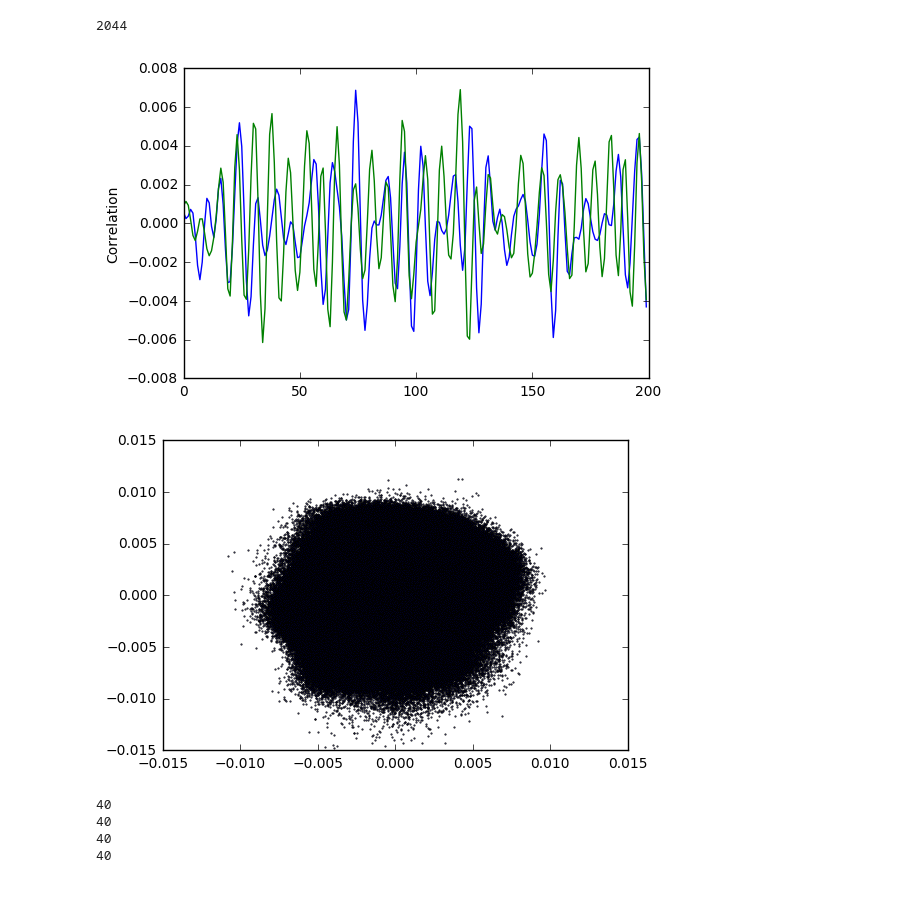
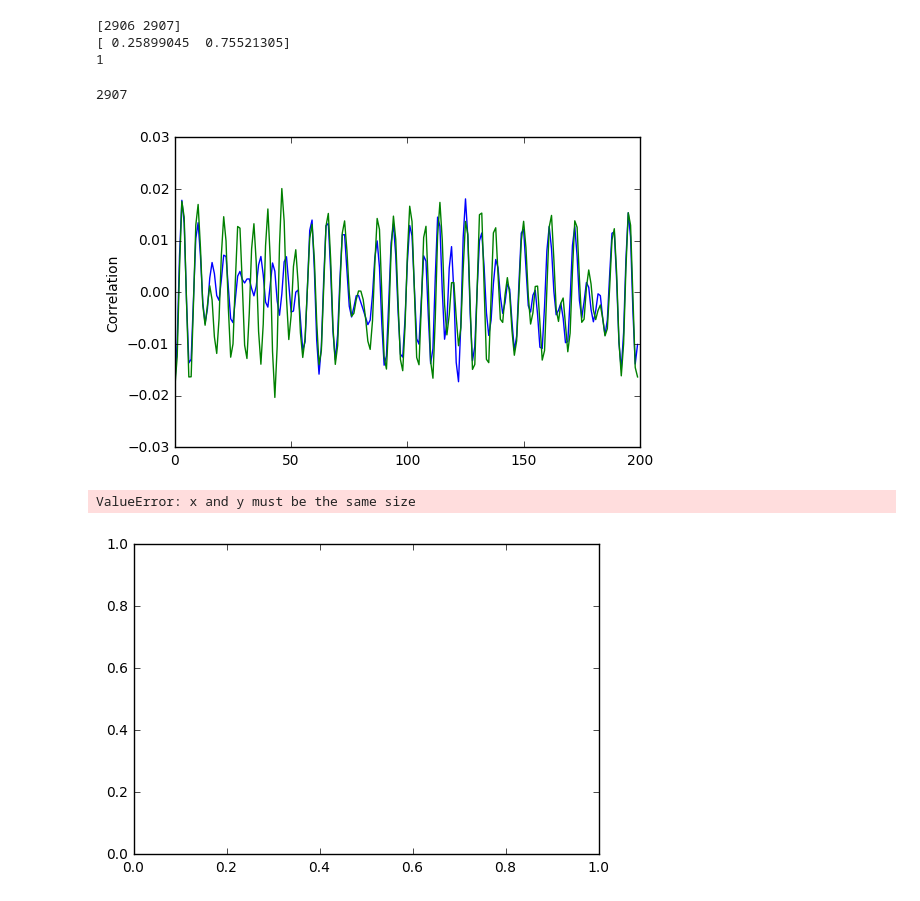
Before and after one commit to abhisheietk/correlate, a Jupyter notebook: Untitled5.ipynb, the cells around one changed output. Drawn from its saved outputs; the diff is of its cells as text; code cells hidden in the pictures.

```diff
--- a/Untitled5.ipynb
+++ b/Untitled5.ipynb
@@ -183,19 +187,0 @@ plt.show()'''
-# %%
-x = filterDC(a) #[0:100000]
-y = filterDC(b)
-thld = [0.09, 0.06, 0.035, 0.001, 0.001, 0.001, 0.001]
-
-windowsize0 = 2*100
-block = np.array(range(0, 4), dtype=np.int)
-sweep = np.array(range(len(a)-windowsize0), dtype=np.int)
-corr = []
-i = 0
-for i in range(4):
-    #print(len(sweep))
-    windowsize = windowsize0*(2**i)
-    #print('windowsize :', windowsize)
-    #print(windowsize, block, sweep)
-    corr = correlate(a, b, windowsize, block, sweep)
-    thld = max(corr)*60/100
-    #print(thld)
-    sweep = filter_interest(corr, sweep, thld)
@@ -207,14 +201,23 @@ for i in range(4):
+# %%
+print (sweep)
+print (corr)
+print(np.argmax(corr))
+# %% [output]
+[2906 2907]
+[ 0.25899045  0.75521305]
+1
 # %%
 syncPoint = sweep[np.argmax(corr)]
 print(syncPoint)
-plt.plot(a[:200])
-plt.plot(b[syncPoint:200+syncPoint])
+plt.plot(x[:200])
+plt.plot(y[syncPoint:200+syncPoint])
 plt.ylabel('Correlation')
 plt.show()
-plt.scatter(a[:2000000-5000], b[syncPoint:2000000-5000+syncPoint], s=1, marker='.') #s=1, c=1, alpha=0.5) #plot(sweep, corr)
-plt.axis([-0.015, 0.015, -0.015, 0.015])
+plt.scatter(x[:200000-5000], y[syncPoint:200000-5000+syncPoint], s=1, marker='.') #s=1, c=1, alpha=0.5) #plot(sweep, corr)
+plt.axis([-0.03, 0.03, -0.03, 0.03])
 plt.show()
 # %% [output]
-2044
+2907
-[figure, old version]
+[figure, new version]
+ValueError: x and y must be the same size
-[figure, old version]
+[figure, new version]
@@ -232,13 +224,3 @@ for i,j in zip(aDig, bDig):
-# %%
-print (len(X))
-print (len(Y))
-print (len(Z))
-print (len(Z[0]))
-# %% [output]
-40
-40
-40
-40
 # %%
 from mpl_toolkits.mplot3d import Axes3D
 from matplotlib import cm
```
Also changed, not shown: parts of 16 cells of this notebook, 3 other files.
